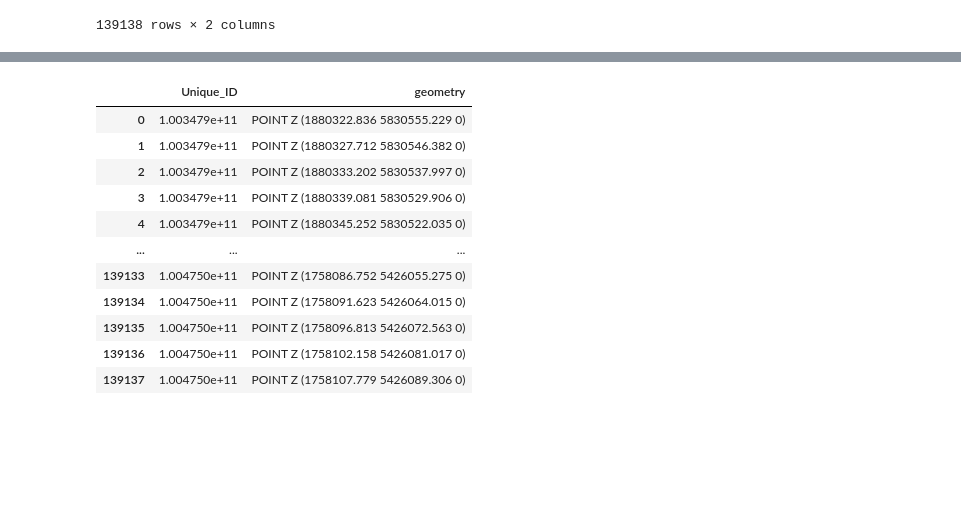
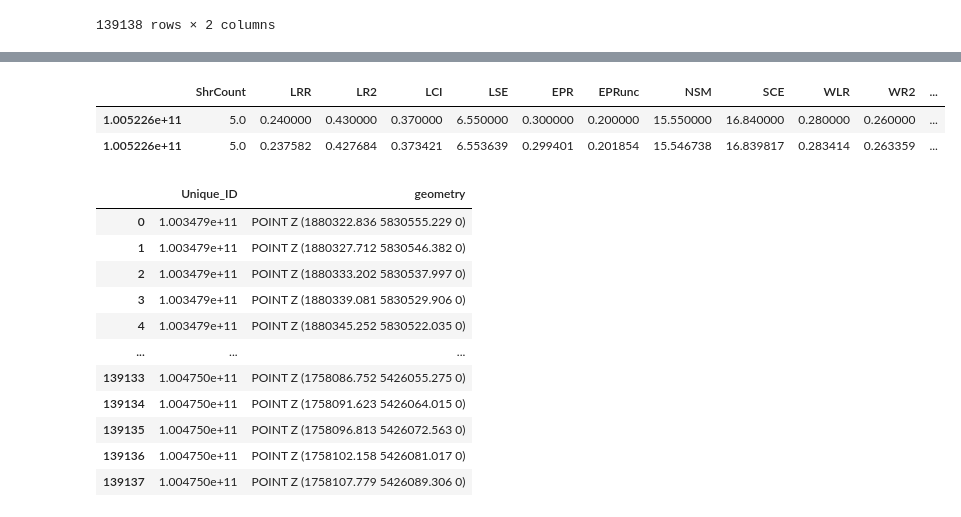
Before and after one commit to UoA-eResearch/retrolens, a Jupyter notebook: DSAS.ipynb, the cells around one changed output, grey strips where cells are left out. Saved outputs shown, nothing was run; the diff lists cells and outputs as text; code cells hidden in the pictures; blank space fills up the shorter version.

```diff
--- a/DSAS.ipynb
+++ b/DSAS.ipynb
@@ -60,3 +62,44 @@ Name: 0, dtype: object
+# %%
+def process_row(row):
+    shorelines["intersect_point"] = shorelines.intersection(row.geometry)
+    df = shorelines[~shorelines.intersect_point.is_empty].sort_values("Date")
+    df.Date = pd.to_datetime(df.Date)
+    df["YearsSinceBase"] = (df.Date - pd.Timestamp(1800, 1, 1)).dt.days / 365.25
+    transect_origin = shapely.get_point(transects.geometry[0], 2)
+    df["Distance"] = df.intersect_point.distance(transect_origin)
+    LR = sm.OLS(df.Distance, sm.add_constant(df.YearsSinceBase)).fit()
+    low, high = LR.conf_int(alpha=.1).loc["YearsSinceBase"]
+    LCI = (high - low) / 2
+    WLR = sm.WLS(df.Distance, sm.add_constant(df.YearsSinceBase), weights=1 / df.Total_UNCY ** 2).fit()
+    low, high = WLR.conf_int(alpha=.1).loc["YearsSinceBase"]
+    WCI = (high - low) / 2
+    duration = (df.Date.max() - df.Date.min()).days / 365.25
+    NSM = df.intersect_point.iloc[0].distance(df.intersect_point.iloc[-1])
+    return pd.DataFrame({
+        "Region": df.Region.value_counts().idxmax(),
+        "Start_date": str(df.Date.min().date()),
+        "End_date": str(df.Date.max().date()),
+        "Duration": round(duration),
+        "ShrCount": len(df),
+        "NSM": NSM,
+        "SCE": df.intersect_point.apply(lambda p: df.intersect_point.distance(p).max()).max(),
+        "EPR": NSM / duration,
+        "EPRunc": np.sqrt(df.Total_UNCY.iloc[0] ** 2 + df.Total_UNCY.iloc[-1] ** 2) / duration,
+        "LRR": LR.params.YearsSinceBase,
+        "LCI": LCI,
+        "LSE": np.sqrt(LR.mse_resid),
+        "LR2": LR.rsquared,
+        "WLR": WLR.params.YearsSinceBase,
+        "WCI": WCI,
+        "WSE": np.sqrt(WLR.mse_resid),
+        "WR2": WLR.rsquared,
+    }, index=[row.Unique_ID])
+pd.concat([rates.loc[100522647132.0:100522647132.0], process_row(transects.iloc[0])],axis=0)
+#rates.loc[100522647132.0].drop(columns=["Region", "Start_date", "End_date"]) - process_row(transects.iloc[0]).drop(columns=["Region", "Start_date", "End_date"])
+# %% [output]
+|  | ShrCount | LRR | LR2 | LCI | LSE | EPR | EPRunc | NSM | SCE | WLR | WR2 | ... |
+| 1.005226e+11 | 5.0 | 0.240000 | 0.430000 | 0.370000 | 6.550000 | 0.300000 | 0.200000 | 15.550000 | 16.840000 | 0.280000 | 0.260000 | ... |
+| 1.005226e+11 | 5.0 | 0.237582 | 0.427684 | 0.373421 | 6.553639 | 0.299401 | 0.201854 | 15.546738 | 16.839817 | 0.283414 | 0.263359 | ... |
 # %%
 points = gpd.read_file("Data for testing/Unique_ID_points/NorthIsland_UniqueID.shp")
 points
```
Also changed, not shown: parts of 4 cells of this notebook.
